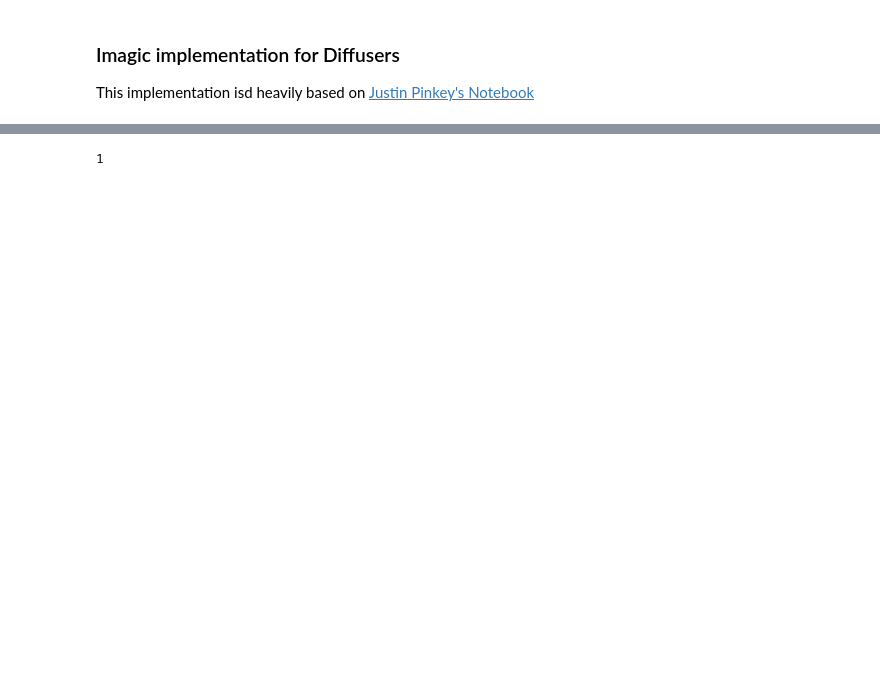
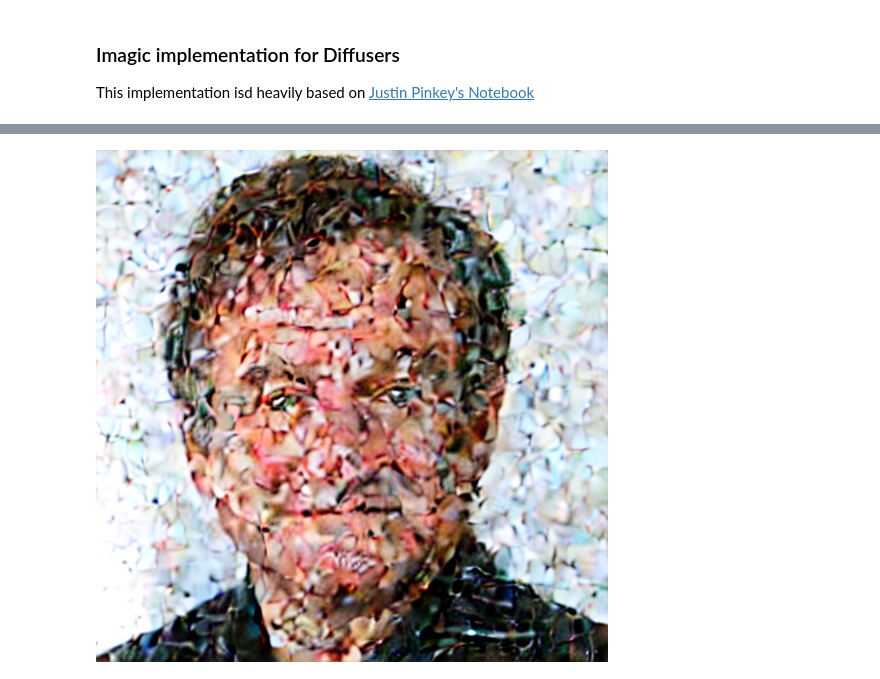
Before and after one commit to pvwoods/diffusion-experiments, a Jupyter notebook: imagic.ipynb, the cells around one changed output, grey strips where cells are left out. Cells and saved outputs as stored; diff of their text form; code cells hidden in the pictures; blank space fills up the shorter version.

```diff
--- a/imagic.ipynb
+++ b/imagic.ipynb
@@ -104,3 +126,9 @@ latent_to_image(init_image)
+# %%
+noise = torch.randn_like(target_image_latents)
+noised_target_latents = scheduler.add_noise(target_image_latents, noise, timesteps=torch.tensor([scheduler.timesteps[48]]))
+latent_to_image(noised_target_latents)
+# %% [output]
+[figure, added]
 # %%
 emb.requires_grad = True
 lr = 0.001
@@ -109,20 +137,19 @@ opt = torch.optim.Adam([emb], lr=lr)
 criteria = torch.nn.MSELoss()
 history = []
 
+scheduler.set_timesteps(1000)
+
 pbar = tqdm(range(it))
 for i in pbar:
     opt.zero_grad()
 
-    noise = torch.randn_like(init_latent)
-    t_enc = torch.randint(1000, (1,), device=device)
-    z = model.q_sample(init_latent, t_enc, noise=noise)
+    noise = torch.randn_like(target_image_latents)
+    z = scheduler.add_noise(target_image_latents, noise, timesteps=torch.tensor([scheduler.timesteps[random.randint(0, 1000)]]))
 
-    pred_noise = model.apply_model(z, t_enc, emb)
+    pred_noise = unet(z, t_enc, encoder_hidden_states=emb).sample
 
     loss = criteria(pred_noise, noise)
     loss.backward()
     pbar.set_postfix({"loss": loss.item()})
     history.append(loss.item())
     opt.step()
-# %% [output]
-1
```
Also changed, not shown: parts of 9 cells of this notebook.
